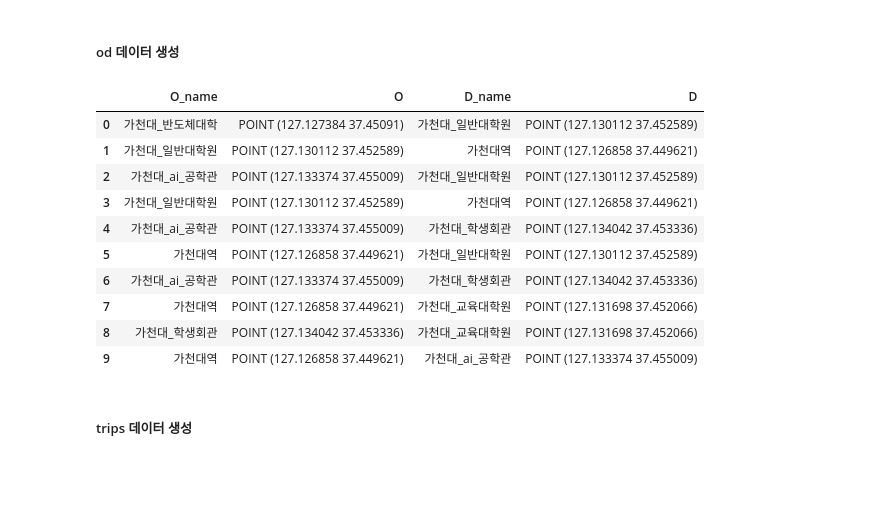
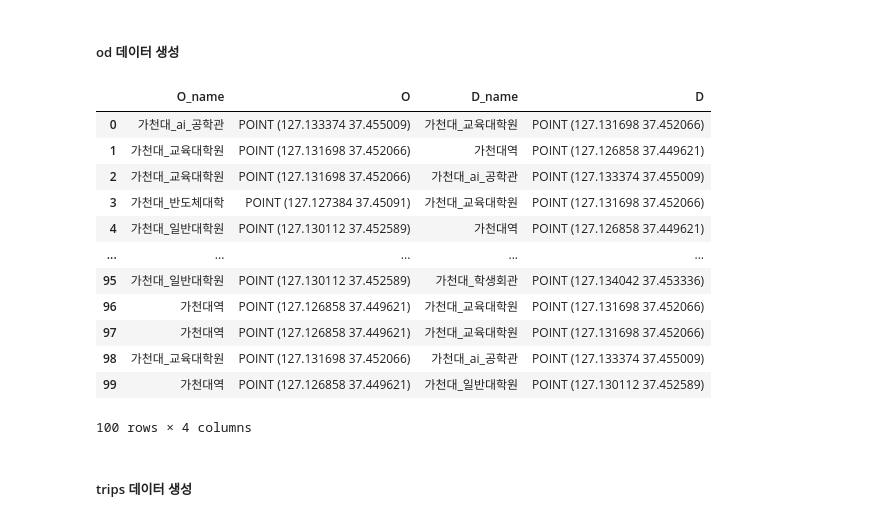
Before and after one commit to 202435350LeeDohyeon/ldh, a Jupyter notebook: code/simulation.ipynb, the cells around one changed output. Saved outputs shown, nothing was run; the diff lists cells and outputs as text; code cells hidden in the pictures; blank space fills up the shorter version.

```diff
--- a/code/simulation.ipynb
+++ b/code/simulation.ipynb
@@ -207,20 +207,22 @@ point = {
 }
 # %%
 # O는 출발지 D는 도착지로 생각하면 편함
-OD_data = get_OD_data(point, 10)
+OD_data = get_OD_data(point, 100)
 OD_data
 # %% [output]
 |  | O_name | O | D_name | D |
-| 0 | 가천대_반도체대학 | POINT (127.127384 37.45091) | 가천대_일반대학원 | POINT (127.130112 37.452589) |
-| 1 | 가천대_일반대학원 | POINT (127.130112 37.452589) | 가천대역 | POINT (127.126858 37.449621) |
-| 2 | 가천대_ai_공학관 | POINT (127.133374 37.455009) | 가천대_일반대학원 | POINT (127.130112 37.452589) |
-| 3 | 가천대_일반대학원 | POINT (127.130112 37.452589) | 가천대역 | POINT (127.126858 37.449621) |
-| 4 | 가천대_ai_공학관 | POINT (127.133374 37.455009) | 가천대_학생회관 | POINT (127.134042 37.453336) |
-| 5 | 가천대역 | POINT (127.126858 37.449621) | 가천대_일반대학원 | POINT (127.130112 37.452589) |
-| 6 | 가천대_ai_공학관 | POINT (127.133374 37.455009) | 가천대_학생회관 | POINT (127.134042 37.453336) |
-| 7 | 가천대역 | POINT (127.126858 37.449621) | 가천대_교육대학원 | POINT (127.131698 37.452066) |
-| 8 | 가천대_학생회관 | POINT (127.134042 37.453336) | 가천대_교육대학원 | POINT (127.131698 37.452066) |
-| 9 | 가천대역 | POINT (127.126858 37.449621) | 가천대_ai_공학관 | POINT (127.133374 37.455009) |
+| 0 | 가천대_ai_공학관 | POINT (127.133374 37.455009) | 가천대_교육대학원 | POINT (127.131698 37.452066) |
+| 1 | 가천대_교육대학원 | POINT (127.131698 37.452066) | 가천대역 | POINT (127.126858 37.449621) |
+| 2 | 가천대_교육대학원 | POINT (127.131698 37.452066) | 가천대_ai_공학관 | POINT (127.133374 37.455009) |
+| 3 | 가천대_반도체대학 | POINT (127.127384 37.45091) | 가천대_교육대학원 | POINT (127.131698 37.452066) |
+| 4 | 가천대_일반대학원 | POINT (127.130112 37.452589) | 가천대역 | POINT (127.126858 37.449621) |
+| ... | ... | ... | ... | ... |
+| 95 | 가천대_일반대학원 | POINT (127.130112 37.452589) | 가천대_학생회관 | POINT (127.134042 37.453336) |
+| 96 | 가천대역 | POINT (127.126858 37.449621) | 가천대_교육대학원 | POINT (127.131698 37.452066) |
+| 97 | 가천대역 | POINT (127.126858 37.449621) | 가천대_교육대학원 | POINT (127.131698 37.452066) |
+| 98 | 가천대_교육대학원 | POINT (127.131698 37.452066) | 가천대_ai_공학관 | POINT (127.133374 37.455009) |
+| 99 | 가천대역 | POINT (127.126858 37.449621) | 가천대_일반대학원 | POINT (127.130112 37.452589) |
+100 rows × 4 columns
 # %%
 ## od 데이터를 이용하기 위해 리스트쌍으로 변환
 def get_ps_OD_data(OD_data):
```
Also changed, not shown: parts of 2 cells of this notebook, 2 other files.
